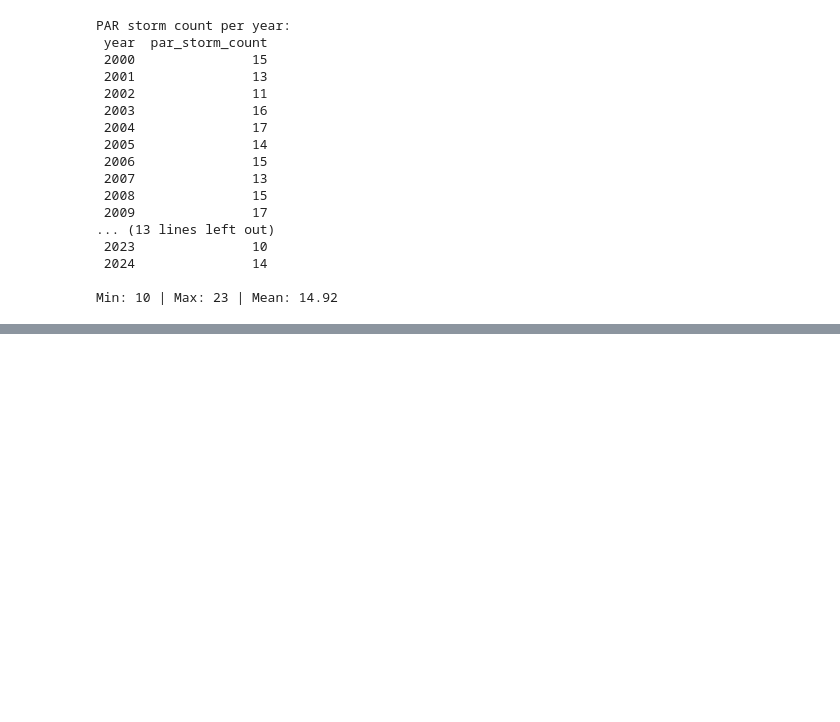
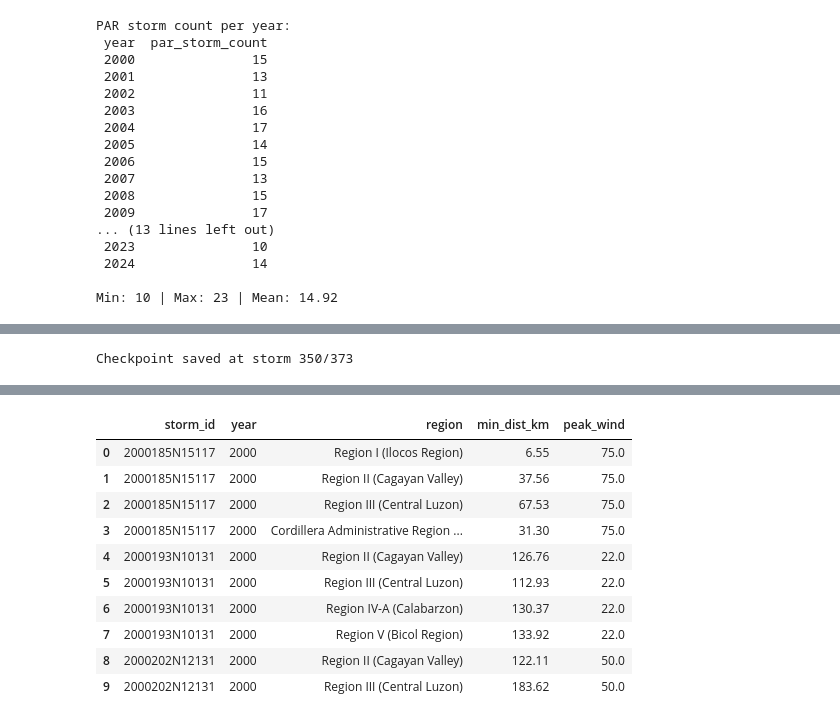
Before and after one commit to SamHuertas/Monte-Carlo-Simulation-of-Academic-Risk-Under-Typhoon-Disruptions, a Jupyter notebook: notebook/02_data_processing.ipynb, the cells around one changed output, grey strips where cells are left out. Drawn from its saved outputs; the diff is of its cells as text; code cells hidden in the pictures; blank space fills up the shorter version.

Commit message:
feat: Filter affected regions an assigned TCWS levels to exposure table

```diff
--- a/notebook/02_data_processing.ipynb
+++ b/notebook/02_data_processing.ipynb
@@ -103,0 +142,68 @@ Min: 10 | Max: 23 | Mean: 14.92
+# %%
+geod = Geod(ellps='WGS84')
+BUFFER_KM = 200
+MIN_WIND_KNOTS = 21  # 39 km/h = ~21 knots = TCWS Signal 1 floor
+                     # Source: PAGASA TCWS table (2022 revision)
+
+def min_distance_to_region_km(track_lats, track_lons, region_geometry):
+    min_dist = np.inf
+    for lat, lon in zip(track_lats, track_lons):
+        point = Point(lon, lat)
+        nearest_on_region = nearest_points(point, region_geometry)[1]
+        _, _, dist_m = geod.inv(
+            lon, lat,
+            nearest_on_region.x,
+            nearest_on_region.y
+        )
+        dist_km = dist_m / 1000
+        if dist_km < min_dist:
+            min_dist = dist_km
+    return min_dist
+
+exposure_records = []
+storm_groups = list(ibtracs_par.groupby('storm_id'))
+
+for i, (storm_id, storm_df) in enumerate(tqdm(storm_groups, desc='Processing storms')):
+    track_lats = storm_df['lat'].values
+    track_lons = storm_df['lon'].values
+    peak_wind  = storm_df['wind_speed'].max()
+    year       = storm_df['year'].iloc[0]
+
+    # cond 2: skip storm if peak wind below signal 1
+    if pd.isna(peak_wind) or peak_wind < MIN_WIND_KNOTS:
+        continue
+
+    for _, region_row in regions_gdf.iterrows():
+        region_name     = region_row['region']
+        region_geometry = region_row['geometry']
+
+        min_dist = min_distance_to_region_km(
+            track_lats, track_lons, region_geometry
+        )
+
+        # cond 1: if within 200km
+
+        if min_dist <= BUFFER_KM:
+            exposure_records.append({
+                'storm_id':    storm_id,
+                'year':        year,
+                'region':      region_name,
+                'min_dist_km': round(min_dist, 2),
+                'peak_wind':   peak_wind
+            })
+
+    if (i + 1) % 50 == 0:
+        checkpoint_df = pd.DataFrame(exposure_records)
+        checkpoint_df.to_csv('../data_clean/exposure_table_checkpoint.csv', index=False)
+        print(f'Checkpoint saved at storm {i + 1}/{len(storm_groups)}')
+
+exposure_df = pd.DataFrame(exposure_records)
+exposure_df.to_csv('../data_clean/exposure_table.csv', index=False)
+
+print()
+print('Storms skipped (below Signal 1 wind threshold):',
+      sum(1 for _, g in storm_groups if g['wind_speed'].max() < MIN_WIND_KNOTS))
+print('Total affected region-storm pairs:', len(exposure_df))
+print('Exported: exposure_table.csv')
+exposure_df.head(10)
+# %% [output]
@@ -103,0 +216 @@ Min: 10 | Max: 23 | Mean: 14.92
+Checkpoint saved at storm 350/373
@@ -103,0 +220,11 @@ Min: 10 | Max: 23 | Mean: 14.92
+|  | storm_id | year | region | min_dist_km | peak_wind |
+| 0 | 2000185N15117 | 2000 | Region I (Ilocos Region) | 6.55 | 75.0 |
+| 1 | 2000185N15117 | 2000 | Region II (Cagayan Valley) | 37.56 | 75.0 |
+| 2 | 2000185N15117 | 2000 | Region III (Central Luzon) | 67.53 | 75.0 |
+| 3 | 2000185N15117 | 2000 | Cordillera Administrative Region ... | 31.30 | 75.0 |
+| 4 | 2000193N10131 | 2000 | Region II (Cagayan Valley) | 126.76 | 22.0 |
+| 5 | 2000193N10131 | 2000 | Region III (Central Luzon) | 112.93 | 22.0 |
+| 6 | 2000193N10131 | 2000 | Region IV-A (Calabarzon) | 130.37 | 22.0 |
+| 7 | 2000193N10131 | 2000 | Region V (Bicol Region) | 133.92 | 22.0 |
+| 8 | 2000202N12131 | 2000 | Region II (Cagayan Valley) | 122.11 | 50.0 |
+| 9 | 2000202N12131 | 2000 | Region III (Central Luzon) | 183.62 | 50.0 |
```
Also changed, not shown: parts of 7 cells of this notebook, 2 other files.
